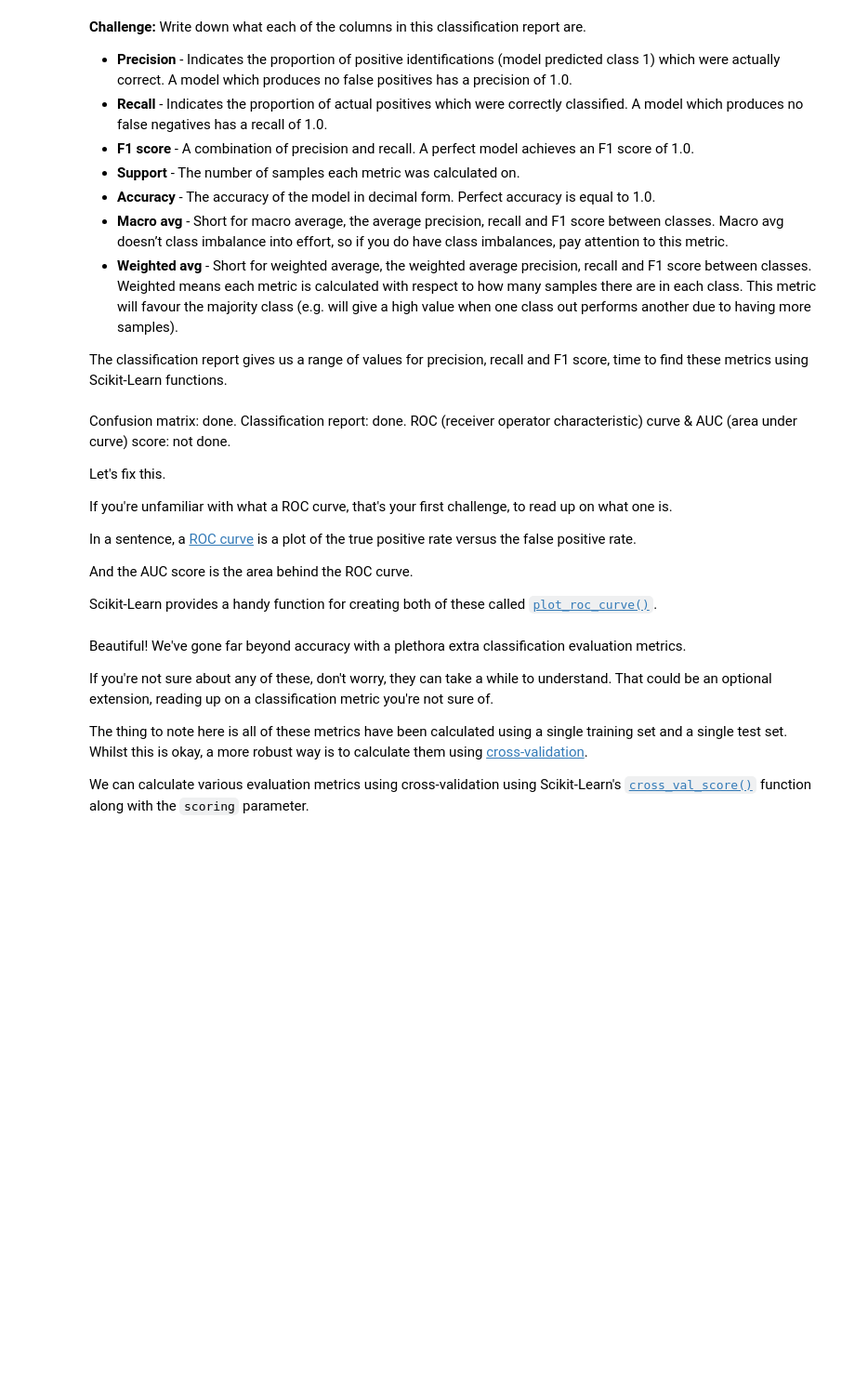
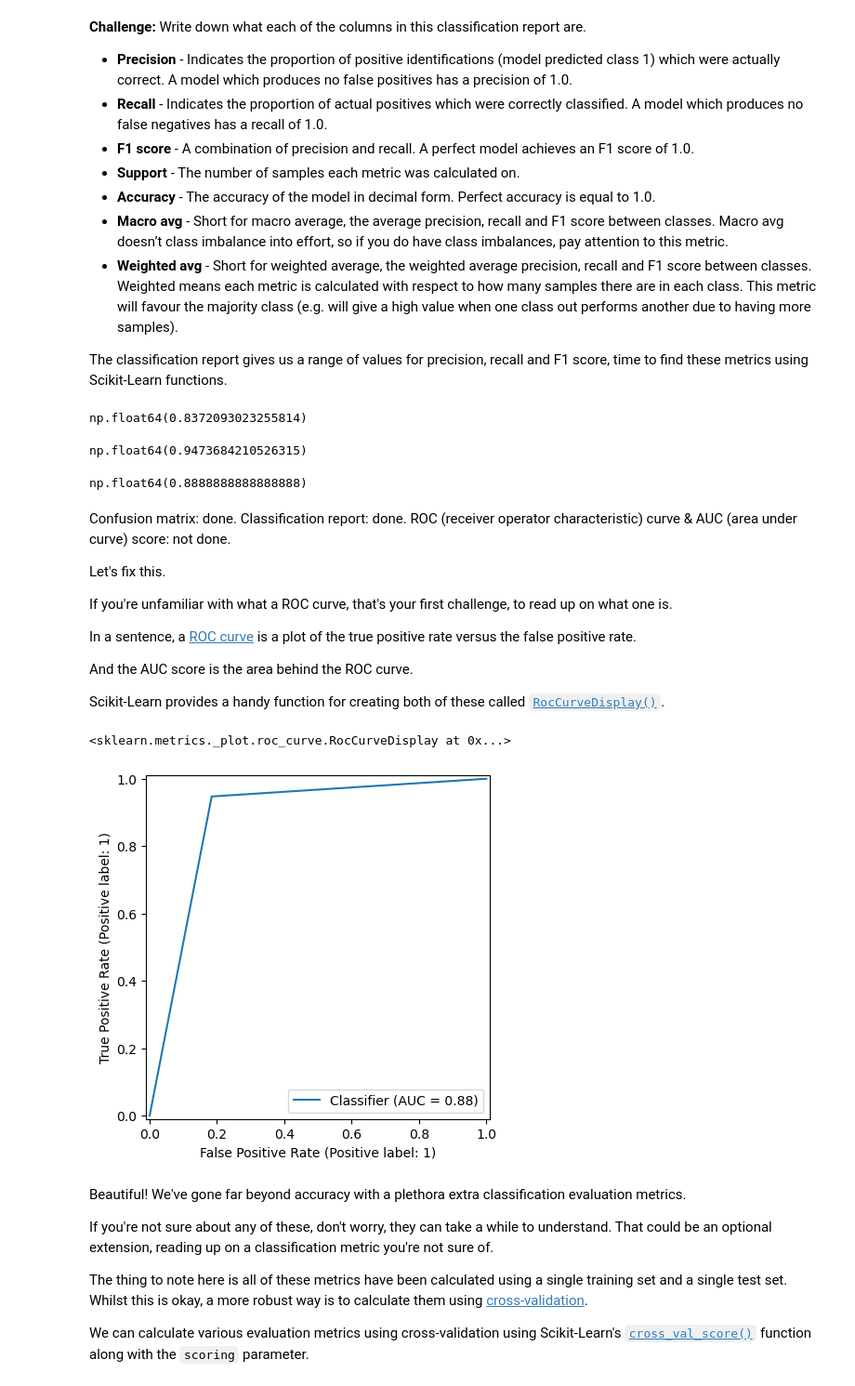
Before and after one commit to ubeydgur/zero-to-mastery-ml, a Jupyter notebook: tutorial/scikit-learn/scikit-learn-exercises.ipynb, the cells around one changed output. Shown: that part at 93% size. Saved outputs shown, nothing was run; the diff lists cells and outputs as text; code cells hidden in the pictures; blank space fills up the shorter version.

```diff
--- a/tutorial/scikit-learn/scikit-learn-exercises.ipynb
+++ b/tutorial/scikit-learn/scikit-learn-exercises.ipynb
@@ -296,24 +299,24 @@ The article uses [`GridSearchCV`](https://scikit-learn.org/stable/modules/genera
 The different hyperparameters to search over have been setup for you in `log_reg_grid` but feel free to change them.
 # %%
 # Different LogisticRegression hyperparameters
-log_reg_grid = {"C": np.logspace(-4, 4, 20),
+log_reg_grid = {"C": np.logspace(0, 4, 20),
                 "solver": ["liblinear"]}
 # %% [markdown]
 Since we've got a set of hyperparameters we can import `RandomizedSearchCV`, pass it our dictionary of hyperparameters and let it search for the best combination.
 # %%
 # Setup np random seed of 42
-np.random.seed(###)
+np.random.seed(42)
 
 # Import RandomizedSearchCV from sklearn's model_selection module
-
+from sklearn.model_selection import RandomizedSearchCV
 
 # Setup an instance of RandomizedSearchCV with a LogisticRegression() estimator,
 # our log_reg_grid as the param_distributions, a cv of 5 and n_iter of 5.
-rs_log_reg = RandomizedSearchCV(estimator=###,
-                                param_distributions=###,
-                                cv=###,
-                                n_iter=###,
-                                verbose=###)
+rs_log_reg = RandomizedSearchCV(estimator=LogisticRegression(),
+                                param_distributions=log_reg_grid,
+                                cv=5,
+                                n_iter=5,
+                                verbose=True)
 
 # Fit the instance of RandomizedSearchCV
-###
+rs_log_reg.fit(X_train, y_train)
@@ -345,7 +362,7 @@ But when it comes to classification, you'll likely want to use a few more evalua
 Before we get to these, we'll instantiate a new instance of our model using the best hyerparameters found by `RandomizedSearchCV`.
 # %%
 # Instantiate a LogisticRegression classifier using the best hyperparameters from RandomizedSearchCV
-clf = LogisticRegression(###)
+clf = LogisticRegression(solver='liblinear', C=1)
 
 # Fit the new instance of LogisticRegression with the best hyperparameters on the training data
-###
+clf.fit(X_train, y_train)
@@ -366,7 +385,7 @@ Evaluation metrics are very often comparing a model's predictions to some ground
 Let's make some predictions on the test data using our latest model and save them to `y_preds`.
 # %%
 # Make predictions on test data and save them
-###
+pred = clf.predict(X_test)
 # %% [markdown]
 Time to use the predictions our model has made to evaluate it beyond accuracy.
 # %%
@@ -398,13 +438,19 @@ How about a classification report?
 The classification report gives us a range of values for precision, recall and F1 score, time to find these metrics using Scikit-Learn functions.
 # %%
 # Find the precision score of the model using precision_score()
-###
+precision_score(y_test, pred)
+# %% [output]
+np.float64(0.8372093023255814)
 # %%
 # Find the recall score
-###
+recall_score(y_test, pred)
+# %% [output]
+np.float64(0.9473684210526315)
 # %%
 # Find the F1 score
-###
+f1_score(y_test, pred)
+# %% [output]
+np.float64(0.8888888888888888)
 # %% [markdown]
 Confusion matrix: done.
 Classification report: done.
@@ -418,10 +464,13 @@ In a sentence, a [ROC curve](https://en.wikipedia.org/wiki/Receiver_operating_ch
 
 And the AUC score is the area behind the ROC curve.
 
-Scikit-Learn provides a handy function for creating both of these called [`plot_roc_curve()`](https://scikit-learn.org/stable/modules/generated/sklearn.metrics.plot_roc_curve.html).
+Scikit-Learn provides a handy function for creating both of these called [`RocCurveDisplay()`](https://scikit-learn.org/stable/modules/generated/sklearn.metrics.plot_roc_curve.html).
 # %%
-# Plot a ROC curve using our current machine learning model using plot_roc_curve
-###
+# Plot a ROC curve using our current machine learning model using RocCurveDisplay
+RocCurveDisplay.from_predictions(y_test, pred)
+# %% [output]
+<sklearn.metrics._plot.roc_curve.RocCurveDisplay at 0x...>
+[figure, added]
 # %% [markdown]
 Beautiful! We've gone far beyond accuracy with a plethora extra classification evaluation metrics.
 
```
Also changed, not shown: parts of 32 cells of this notebook.
